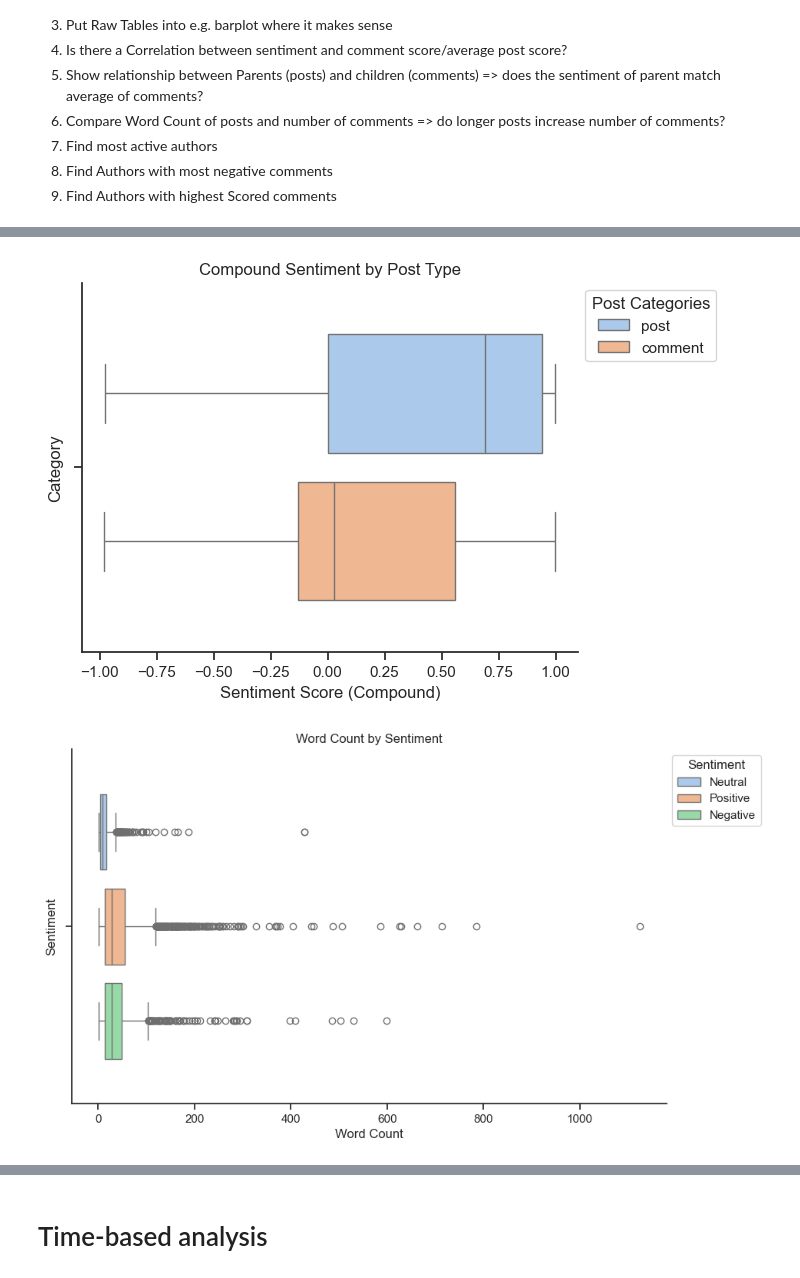
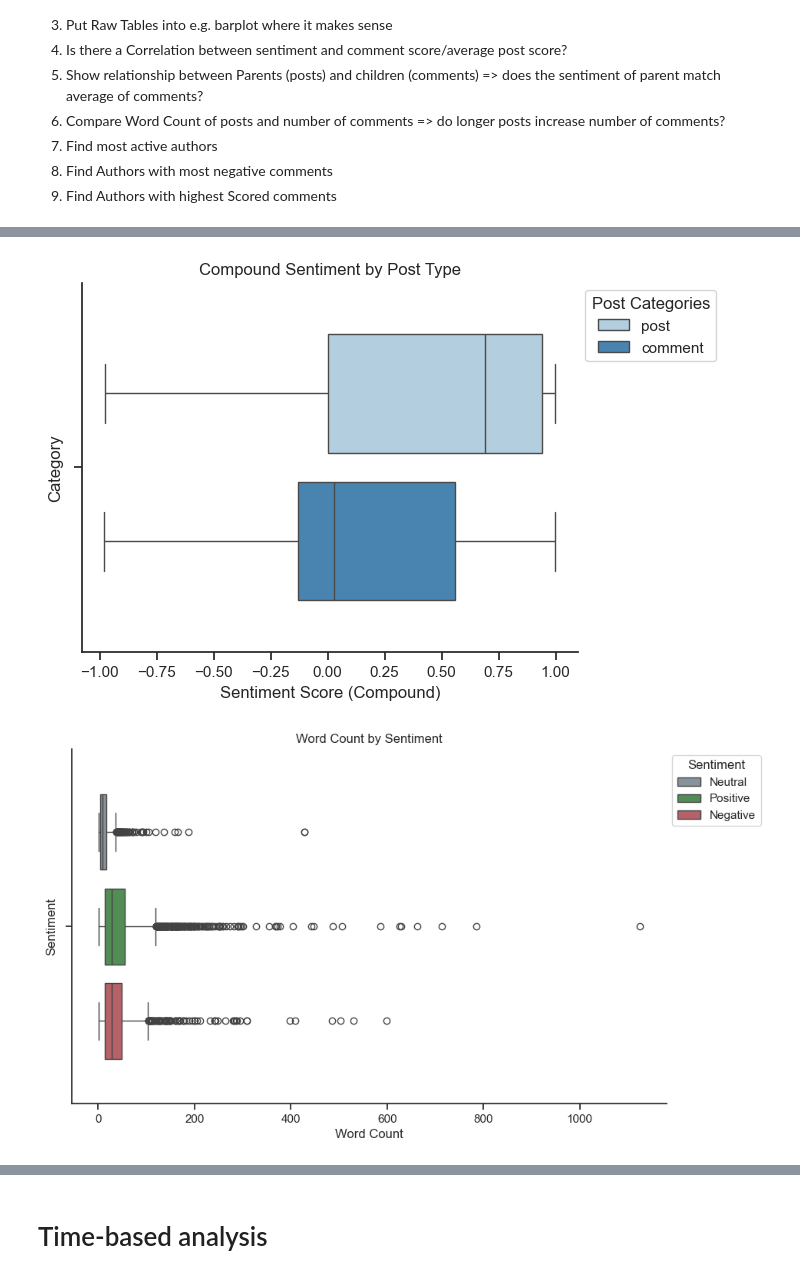
Before and after one commit to MrNobdy-T/DataEngineering_Project, a Jupyter notebook: notebooks/data_analysis.ipynb, the cells around one changed output, grey strips where cells are left out. Cells and saved outputs as stored; diff of their text form; code cells hidden in the pictures.

```diff
--- a/notebooks/data_analysis.ipynb
+++ b/notebooks/data_analysis.ipynb
@@ -80,24 +77,26 @@ plt.show()
 # %%
 ax = sns.boxplot(
     data=df,
     x='compound',
     hue='type',
-    gap=box_gap
+    gap=box_gap,
+    palette="Blues"
 )
 
 sns.move_legend(
     ax,
     "upper left",
     bbox_to_anchor=(1, 1), title='Post Categories')
 
 ax.set(
     title="Compound Sentiment by Post Type",
     xlabel="Sentiment Score (Compound)",
     ylabel="Category")
 
 sns.despine() # Remove borders
+plt.savefig('../img/box_comp_sent_by_type.png')
 # %% [output]
-[figure, old version]
+[figure, new version]
 # %%
 df['word_count'] = df['body'].str.count(' ') + 1
 
@@ -107,6 +106,7 @@ ax = sns.boxplot(
     x='word_count',
     hue='sentiment_type',
     gap=box_gap,
+    palette=sentiment_palette
 )
 
 sns.move_legend(
@@ -121,8 +121,9 @@ ax.set(
     ylabel="Sentiment")
 
 sns.despine() # Remove borders
+plt.savefig('../img/box_words_by_sent_unfiltered_new_palette.png')
 # %% [output]
-[figure, old version]
+[figure, new version]
 # %%
 plt.figure(figsize=figsize_rect)
 ax = sns.boxplot(
```
Also changed, not shown: parts of 22 cells of this notebook, 16 other files.
